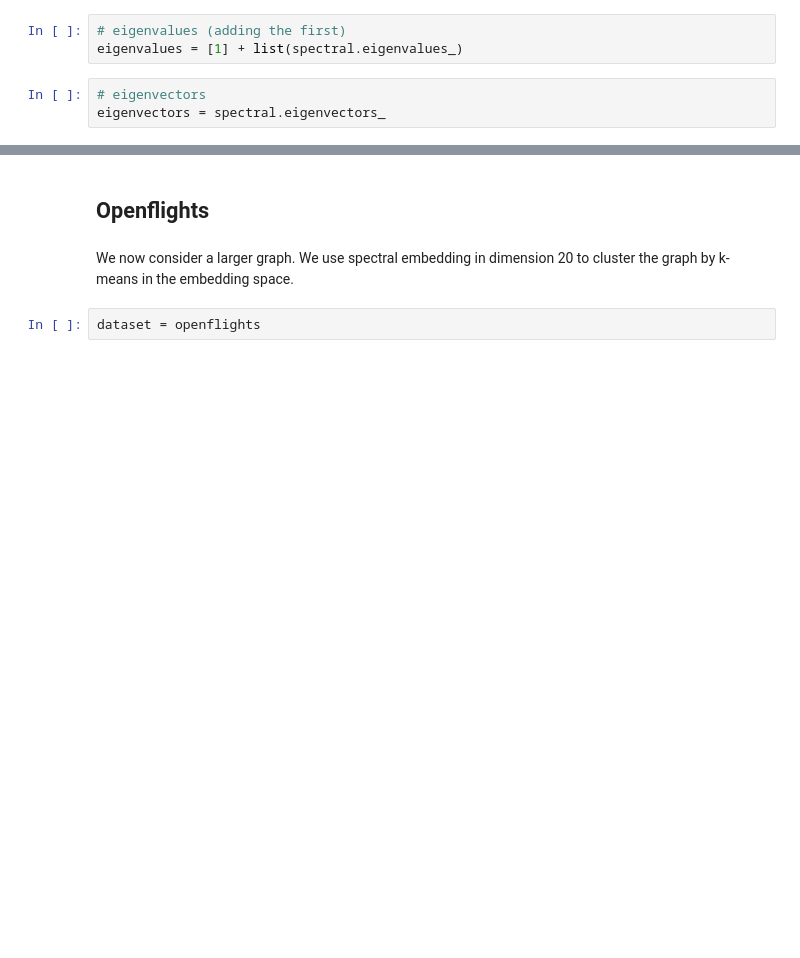
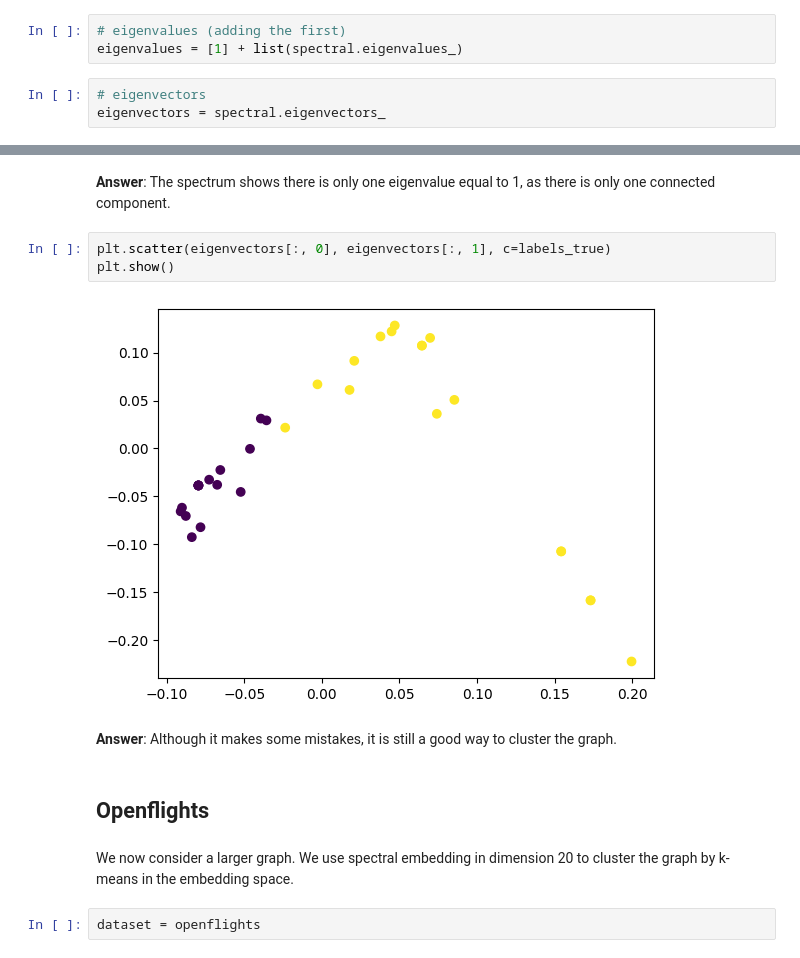
Before and after one commit to rafaela-pinheiro/SD212-Graph-Learning, a Jupyter notebook: 6 Spectral Embedding/6-embedding.ipynb, the cells around one changed output, grey strips where cells are left out. Drawn from its saved outputs; the diff is of its cells as text; blank space fills up the shorter version.

```diff
--- a/6 Spectral Embedding/6-embedding.ipynb
+++ b/6 Spectral Embedding/6-embedding.ipynb
@@ -65,3 +88,12 @@ SVG(image)
+# %% [markdown]
+**Answer**: The spectrum shows there is only one eigenvalue equal to 1, as there is only one connected component.
+# %%
+plt.scatter(eigenvectors[:, 0], eigenvectors[:, 1], c=labels_true)
+plt.show()
+# %% [output]
+[figure, added]
+# %% [markdown]
+**Answer**: Although it makes some mistakes, it is still a good way to cluster the graph.
 # %% [markdown]
 ## Openflights
 # %% [markdown]
```
Also changed, not shown: parts of 10 cells of this notebook.
